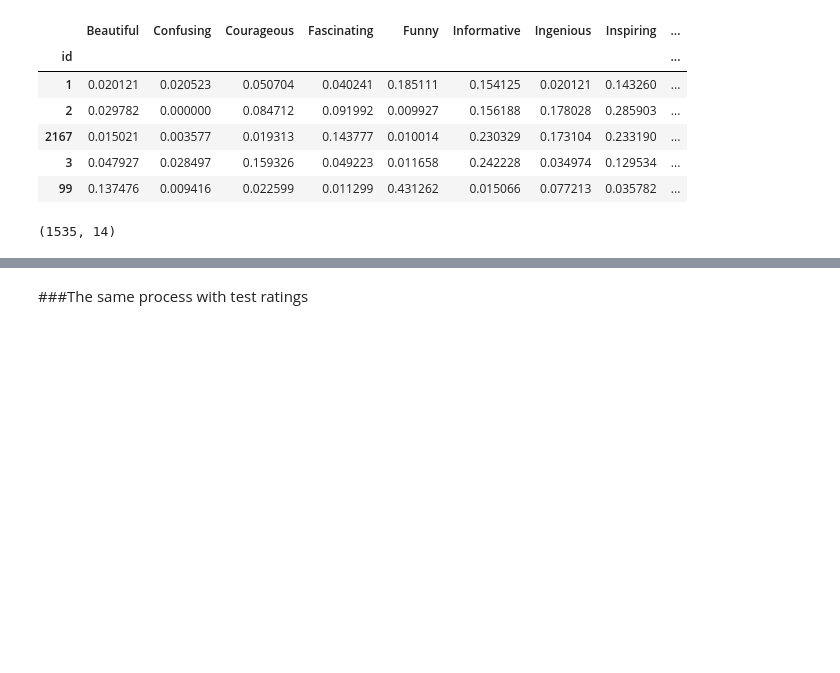
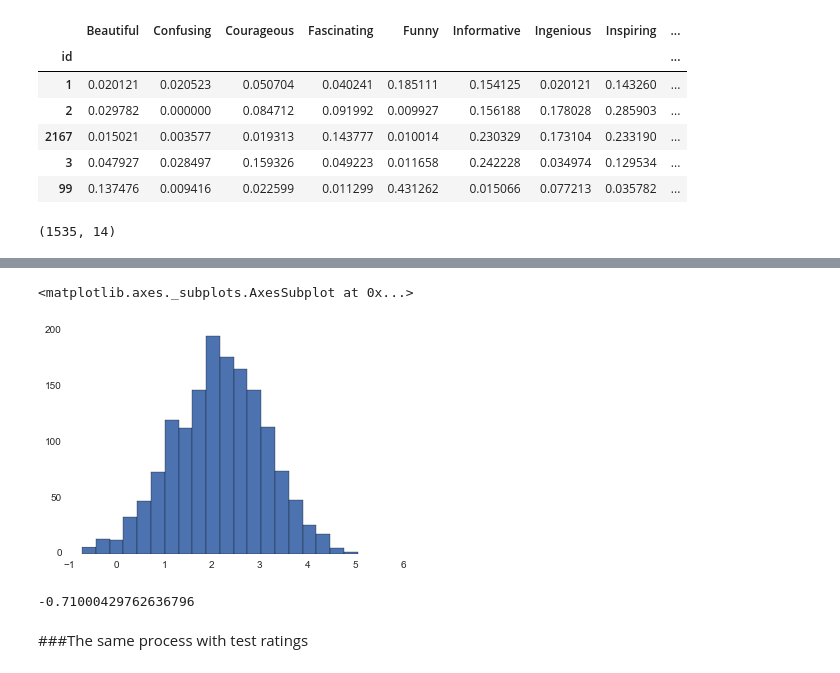
Before and after one commit to yesufeng/tedtalks, a Jupyter notebook: Ted_3_response.ipynb, the cells around one changed output, grey strips where cells are left out. Drawn from its saved outputs; the diff is of its cells as text; code cells hidden in the pictures; blank space fills up the shorter version.

```diff
--- a/Ted_3_response.ipynb
+++ b/Ted_3_response.ipynb
@@ -109,3 +136,12 @@ ratingm.shape
+# %%
+pos_neg_ratio.hist(bins = 20)
+# %% [output]
+<matplotlib.axes._subplots.AxesSubplot at 0x...>
+[figure, added]
+# %%
+pos_neg_ratio.min()
+# %% [output]
+-0.71000429762636796
 # %% [markdown]
 ###The same process with test ratings
 # %%
```
Also changed, not shown: parts of 7 cells of this notebook, 9 other files.
